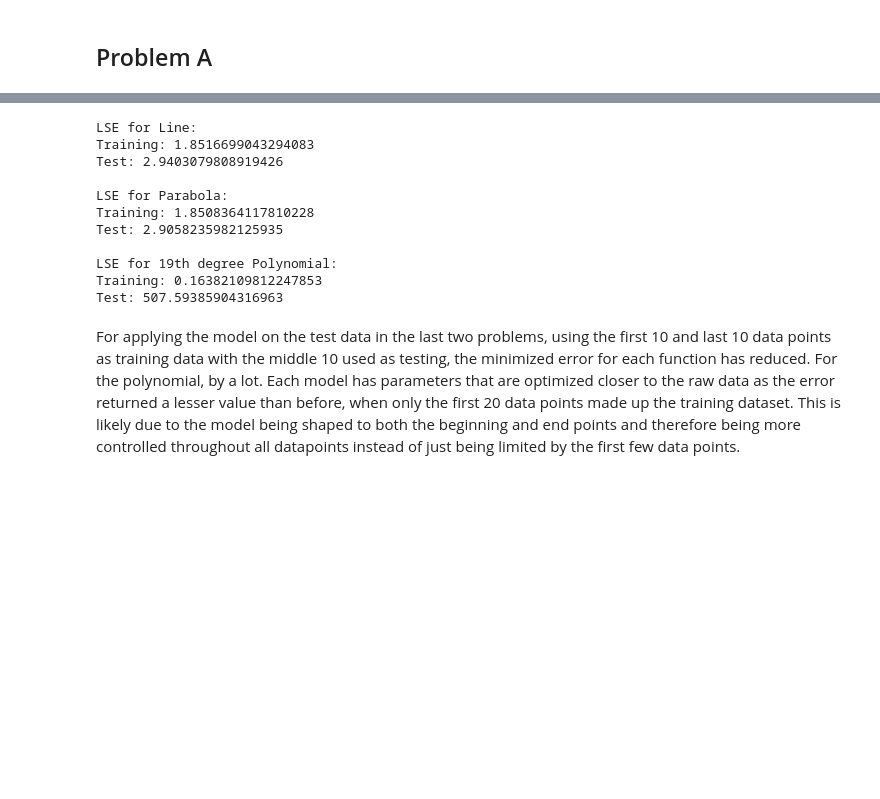
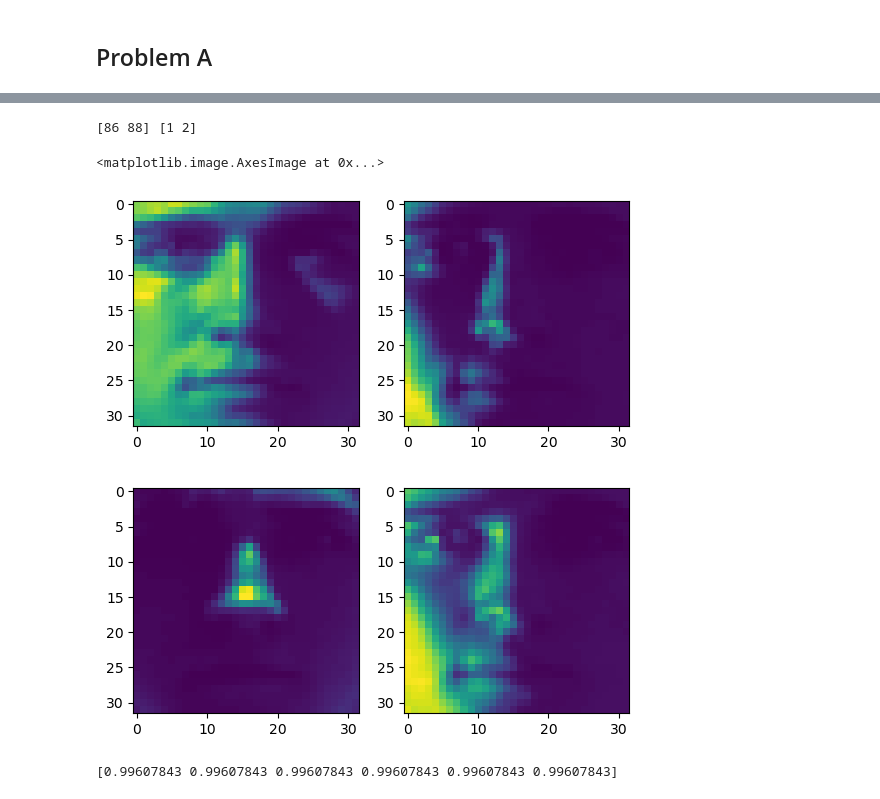
Before and after one commit to tingjones/ee399_hw2, a Jupyter notebook: HW2_TJ.ipynb, the cells around one changed output, grey strips where cells are left out. Saved outputs shown, nothing was run; the diff lists cells and outputs as text; code cells hidden in the pictures; blank space fills up the shorter version.

```diff
--- a/HW2_TJ.ipynb
+++ b/HW2_TJ.ipynb
@@ -328,39 +75,0 @@ plt.tight_layout()
-# %%
-x_test2 = x[10:20]
-y_test2 = y[10:20]
-
-# least-squares error for the trained models
-line_er_tr = fit_line(mins_line, x_train2, y_train2)
-parab_er_tr = fit_parab(mins_parab, x_train2, y_train2)
-poly_er_tr = np.sqrt(np.sum((y_poly - y_train2) ** 2) / len(x_train2))
-
-# least-squares error for the model on the test data
-line_er_te = fit_line(mins_line, x_test2, y_test2)
-parab_er_te = fit_parab(mins_parab, x_test2, y_test2)
-
-poly_eval_test = np.polyval(mins_poly, x_test2)
-poly_er_te = np.sqrt(np.sum((poly_eval_test - y_test2) ** 2) / len(x_test2))
-
-print("LSE for Line:")
-print("Training:", line_er_tr)
-print("Test:", line_er_te, "\n")
-print("LSE for Parabola:")
-print("Training:", parab_er_tr)
-print("Test:", parab_er_te, "\n")
-print("LSE for 19th degree Polynomial:")
-print("Training:", poly_er_tr)
-print("Test:", poly_er_te)
-# %% [output]
-LSE for Line:
-Training: 1.8516699043294083
-Test: 2.9403079808919426
-
-LSE for Parabola:
-Training: 1.8508364117810228
-Test: 2.9058235982125935
-
-LSE for 19th degree Polynomial:
-Training: 0.16382109812247853
-Test: 507.59385904316963
-# %% [markdown]
-For applying the model on the test data in the last two problems, using the first 10 and last 10 data points as training data with the middle 10 used as testing, the minimized error for each function has reduced. For the polynomial, by a lot. Each model has parameters that are optimized closer to the raw data as the error returned a lesser value than before, when only the first 20 data points made up the training dataset. This is likely due to the model being shaped to both the beginning and end points and therefore being more controlled throughout all datapoints instead of just being limited by the first few data points.
@@ -366,0 +79,34 @@ For applying the model on the test data in the last two problems, using the firs
+# %%
+C = np.ndarray((10, 10))
+C = np.matmul(get_img.T, get_img)
+
+# get the most correlated images
+most2 = np.argwhere(C == np.max(C))[0]
+
+# get the least correlated images
+least = np.argwhere(C == np.min(C))[0]
+
+print(most, least) # first image and second image
+# %% [output]
+[86 88] [1 2]
+# %%
+fig = plt.figure()
+ax1 = plt.subplot(121)
+ax1.imshow(X[:,7].reshape((32, 32), order='F').T)
+ax2 = plt.subplot(122)
+ax2.imshow(X[:,8].reshape((32, 32), order='F').T)
+
+
+fig = plt.figure()
+ax1 = plt.subplot(121)
+ax1.imshow(X[:,1].reshape((32, 32), order='F').T)
+ax2 = plt.subplot(122)
+ax2.imshow(X[:,2].reshape((32, 32), order='F').T)
+# %% [output]
+<matplotlib.image.AxesImage at 0x...>
+[figure, added]
+[figure, added]
+# %%
+Y = np.matmul(X, X.T)
+# %% [output]
+[0.99607843 0.99607843 0.99607843 0.99607843 0.99607843 0.99607843]
```
Also changed, not shown: parts of 25 cells of this notebook.
